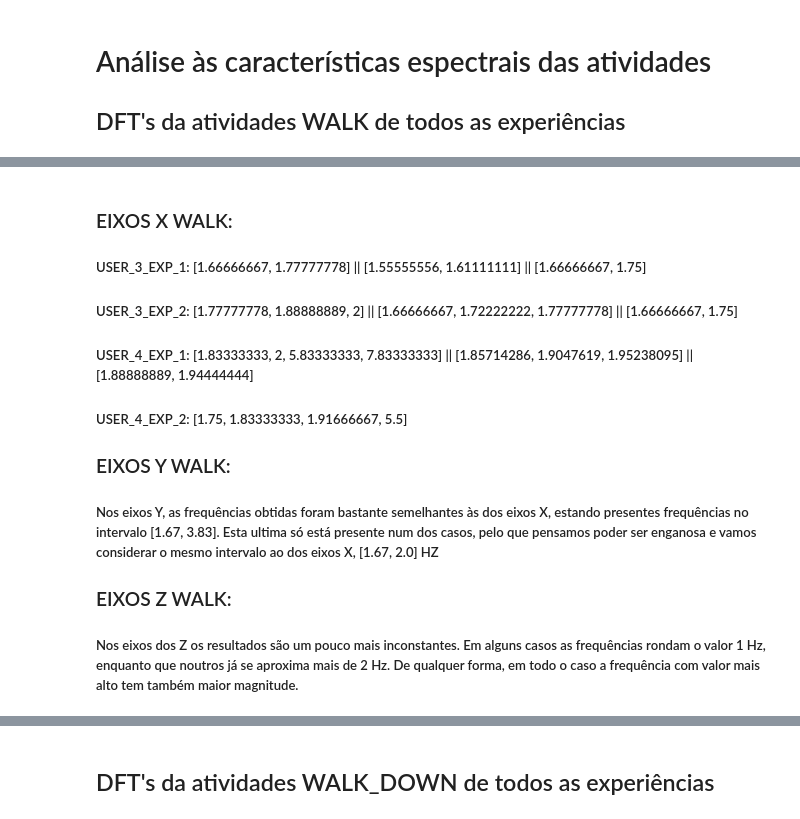
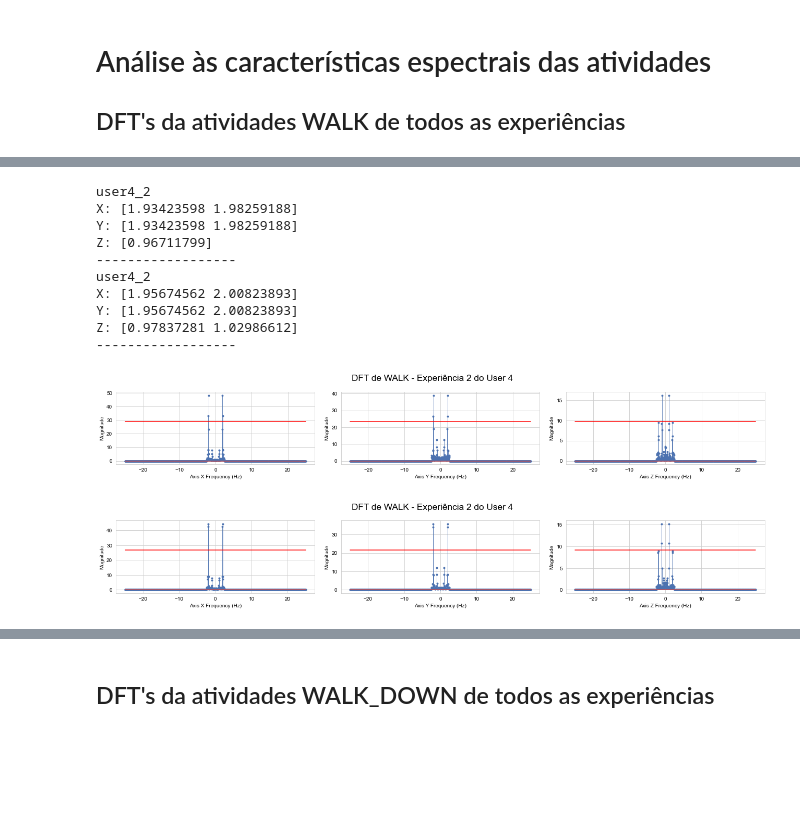
Before and after one commit to joelpoliveira/ProjetoATD, a Jupyter notebook: Main/Joel_main.ipynb, the cells around one changed output, grey strips where cells are left out. Cells and saved outputs as stored; diff of their text form; code cells hidden in the pictures; blank space fills up the shorter version.

```diff
--- a/Main/Joel_main.ipynb
+++ b/Main/Joel_main.ipynb
@@ -1161,13 +1201,16 @@ for i in walks_user4_1_detrended:
 # %%
 for i in walks_user4_2_detrended:
-    plot_activity_dft(i, len(i), 4, 2, "WALK", False, 0.5, 'hn', True)
+    plot_activity_dft(i, len(i), 4, 2, "WALK", False, 0.6, 'hn', True)
+# %% [output]
+user4_2
+X: [1.93423598 1.98259188]
+Y: [1.93423598 1.98259188]
+Z: [0.96711799]
+------------------
+user4_2
+X: [1.95674562 2.00823893]
+Y: [1.95674562 2.00823893]
+Z: [0.97837281 1.02986612]
+------------------
+[figure, added]
+[figure, added]
-# %% [markdown]
-### EIXOS X WALK:
-##### USER_3_EXP_1: [1.66666667, 1.77777778] || [1.55555556, 1.61111111] || [1.66666667, 1.75]
-##### USER_3_EXP_2: [1.77777778, 1.88888889, 2] || [1.66666667, 1.72222222, 1.77777778] || [1.66666667, 1.75]
-##### USER_4_EXP_1: [1.83333333, 2, 5.83333333, 7.83333333] || [1.85714286, 1.9047619,  1.95238095] || [1.88888889, 1.94444444]
-##### USER_4_EXP_2: [1.75, 1.83333333, 1.91666667, 5.5]
-### EIXOS Y WALK:
-##### Nos eixos Y, as frequências obtidas foram bastante semelhantes às dos eixos X, estando presentes frequências no intervalo [1.67, 3.83]. Esta ultima só está presente num dos casos, pelo que pensamos poder ser enganosa e vamos considerar o mesmo intervalo ao dos eixos X, [1.67, 2.0] HZ
-### EIXOS Z WALK:
-##### Nos eixos dos Z os resultados são um pouco mais inconstantes. Em alguns casos as frequências rondam o valor 1 Hz, enquanto que noutros já se aproxima mais de 2 Hz. De qualquer forma, em todo o caso a frequência com valor mais alto tem também maior magnitude.
```
Also changed, not shown: parts of 5 cells of this notebook, 1 other file.
